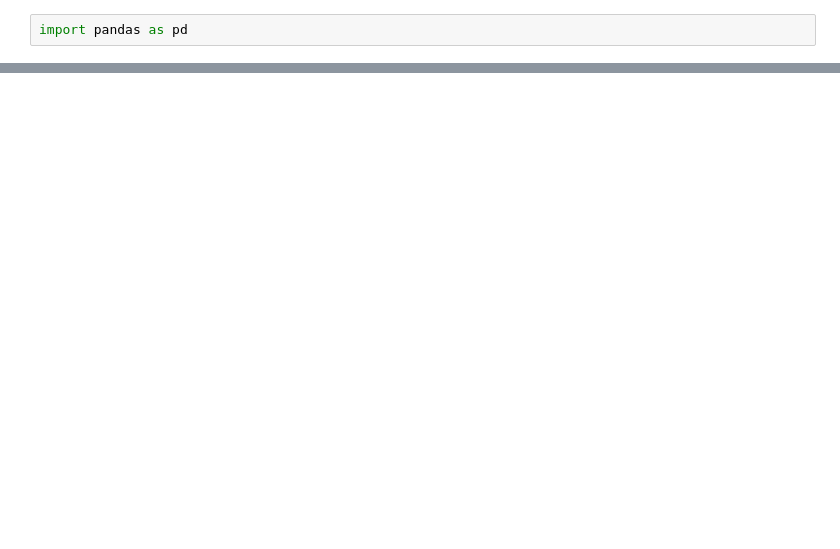
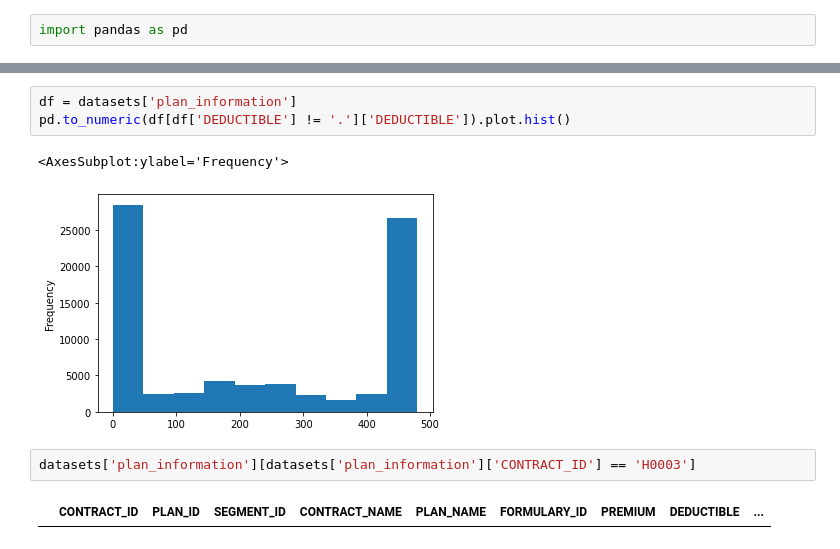
Before and after one commit to pwingo/cms-part-d-formulary, a Jupyter notebook: analysis.ipynb, the cells around one changed output, grey strips where cells are left out. Saved outputs shown, nothing was run; the diff lists cells and outputs as text; blank space fills up the shorter version.

```diff
--- a/analysis.ipynb
+++ b/analysis.ipynb
@@ -41,0 +102,10 @@ ltcp.head()
+# %%
+df = datasets['plan_information']
+pd.to_numeric(df[df['DEDUCTIBLE'] != '.']['DEDUCTIBLE']).plot.hist()
+# %% [output]
+<AxesSubplot:ylabel='Frequency'>
+[figure, added]
+# %%
+datasets['plan_information'][datasets['plan_information']['CONTRACT_ID'] == 'H0003']
+# %% [output]
+|  | CONTRACT_ID | PLAN_ID | SEGMENT_ID | CONTRACT_NAME | PLAN_NAME | FORMULARY_ID | PREMIUM | DEDUCTIBLE | ... |
```
Also changed, not shown: parts of 23 cells of this notebook.
